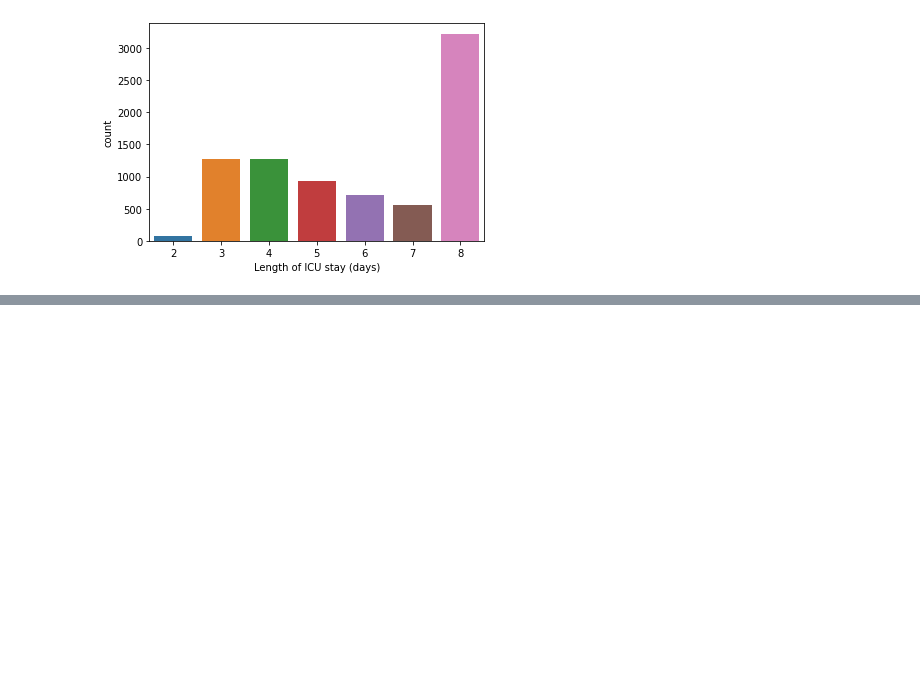
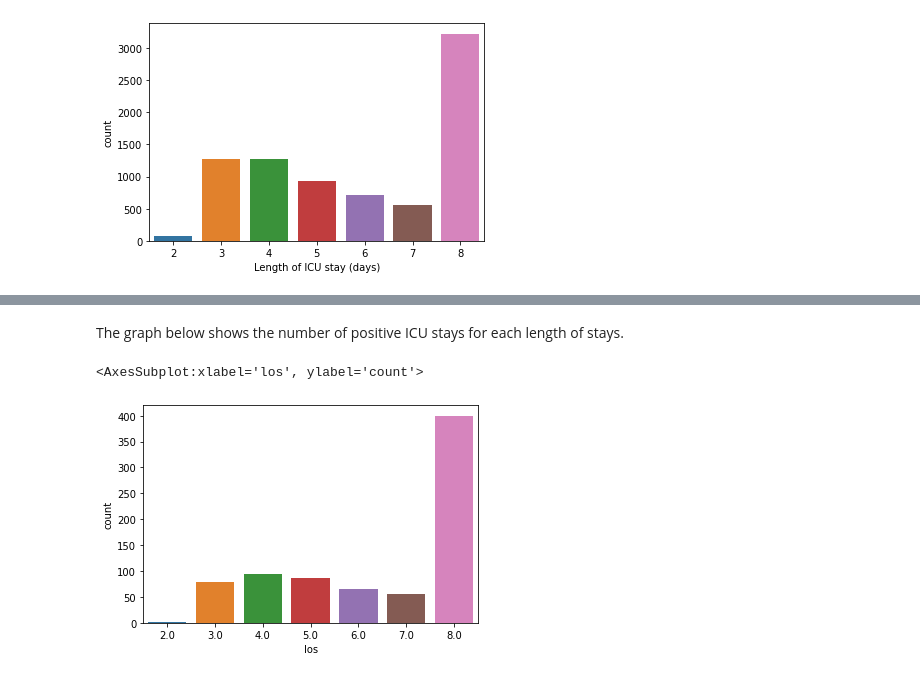
Before and after one commit to miguelvictor/periodic-AKI-predictor, a Jupyter notebook: dataset-visualization.ipynb, the cells around one changed output, grey strips where cells are left out. Drawn from its saved outputs; the diff is of its cells as text; code cells hidden in the pictures; blank space fills up the shorter version.

```diff
--- a/dataset-visualization.ipynb
+++ b/dataset-visualization.ipynb
@@ -36,0 +38,8 @@ sns.countplot(pd.Series(groups[groups != 0], name='Number of AKI positives (per
+# %% [markdown]
+The graph below shows the number of positive ICU stays for each length of stays.
+# %%
+los_positives = aki_los[aki_los['aki'] == 1]
+sns.countplot(x='los', data=los_positives)
+# %% [output]
+<AxesSubplot:xlabel='los', ylabel='count'>
+[figure, added]
```
Also changed, not shown: parts of 5 cells of this notebook.
